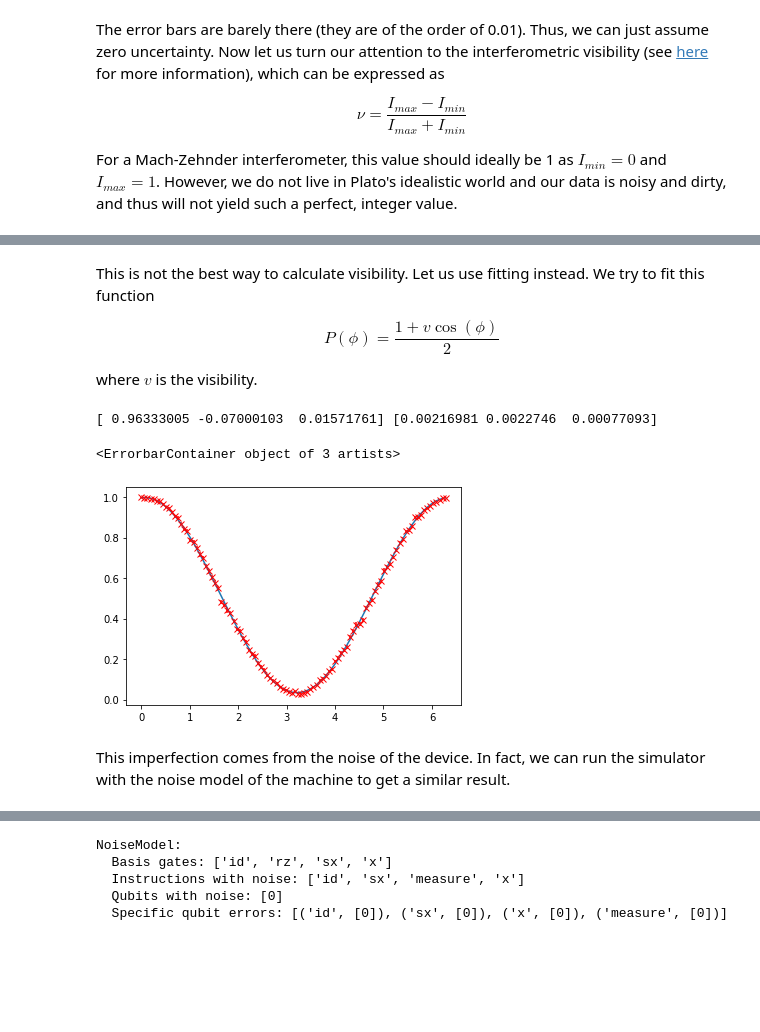
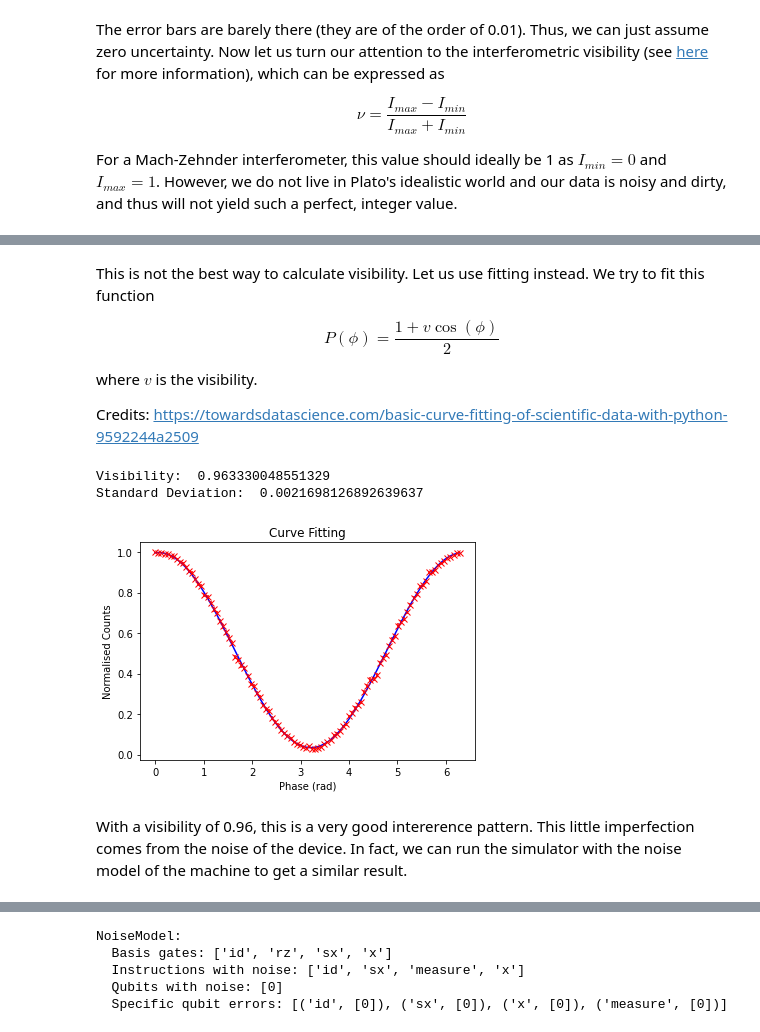
Before and after one commit to PeterSidajaya/PC5228-analysis, a Jupyter notebook: PC5228_analysis.ipynb, the cells around one changed output, grey strips where cells are left out. Drawn from its saved outputs; the diff is of its cells as text; code cells hidden in the pictures; blank space fills up the shorter version.

```diff
--- a/PC5228_analysis.ipynb
+++ b/PC5228_analysis.ipynb
@@ -61,25 +61,33 @@ P(\phi)=\frac{1+v\cos(\phi)}{2}
 $$
 
 where $v$ is the visibility.
+
+Credits: https://towardsdatascience.com/basic-curve-fitting-of-scientific-data-with-python-9592244a2509
 # %%
 def fit(x, v, d1, d2):
     return 1/2 * (1 + v * np.cos(x + d1)) + d2
 
-# Fit the dummy power-law data
+# Fit the data
 pars, cov = curve_fit(f=fit, xdata=phases, ydata=counts_0/2048, p0=[100, 0, 0], bounds=(-np.inf, np.inf))
 
 # Get the standard deviations of the parameters (square roots of the # diagonal of the covariance)
 stdevs = np.sqrt(np.diag(cov))
 
-print(pars, stdevs)
-plt.plot(phases, fit(phases, pars[0], pars[1], pars[2]))
+print("Visibility: ", pars[0])
+print("Standard Deviation: ", stdevs[0])
+
+plt.plot(phases, fit(phases, pars[0], pars[1], pars[2]), '-b')
 plt.errorbar(phases, counts_0/2048, yerr=err_counts_0, label='0 counts', fmt='rx')
+plt.title('Curve Fitting')
+plt.xlabel('Phase (rad)')
+plt.ylabel('Normalised Counts')
+plt.show()
 # %% [output]
-[ 0.96333005 -0.07000103  0.01571761] [0.00216981 0.0022746  0.00077093]
+Visibility:  0.963330048551329
+Standard Deviation:  0.0021698126892639637
-<ErrorbarContainer object of 3 artists>
-[figure, old version]
+[figure, new version]
 # %% [markdown]
-This imperfection comes from the noise of the device. In fact, we can run the simulator with the noise model of the machine to get a similar result.
+With a visibility of 0.96, this is a very good intererence pattern. This little imperfection comes from the noise of the device. In fact, we can run the simulator with the noise model of the machine to get a similar result.
 # %%
 # Importing standard Qiskit libraries
 from qiskit import QuantumCircuit, transpile, Aer, IBMQ, execute
```
Also changed, not shown: parts of 4 cells of this notebook, 1 other file.
